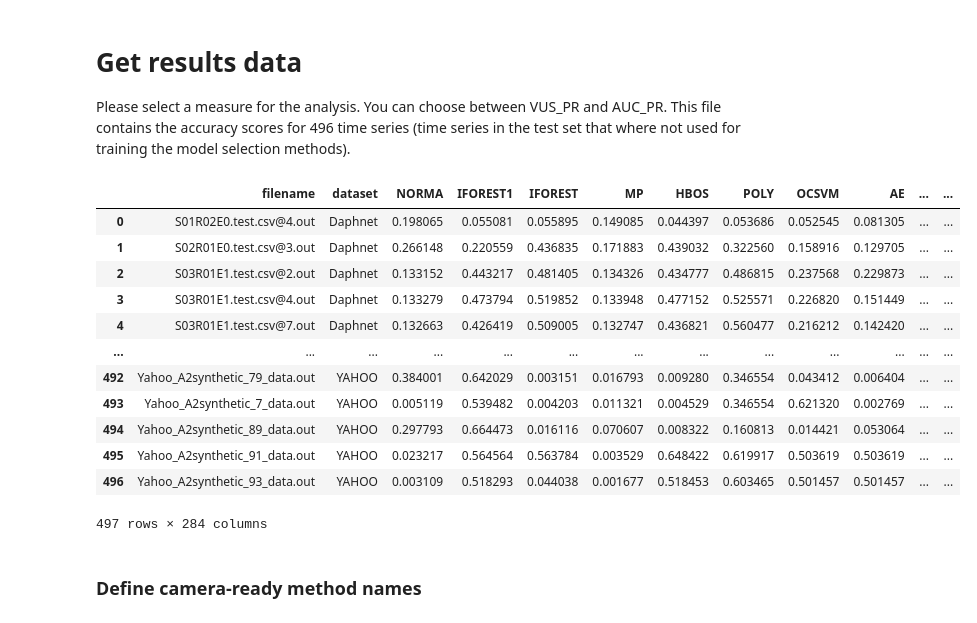
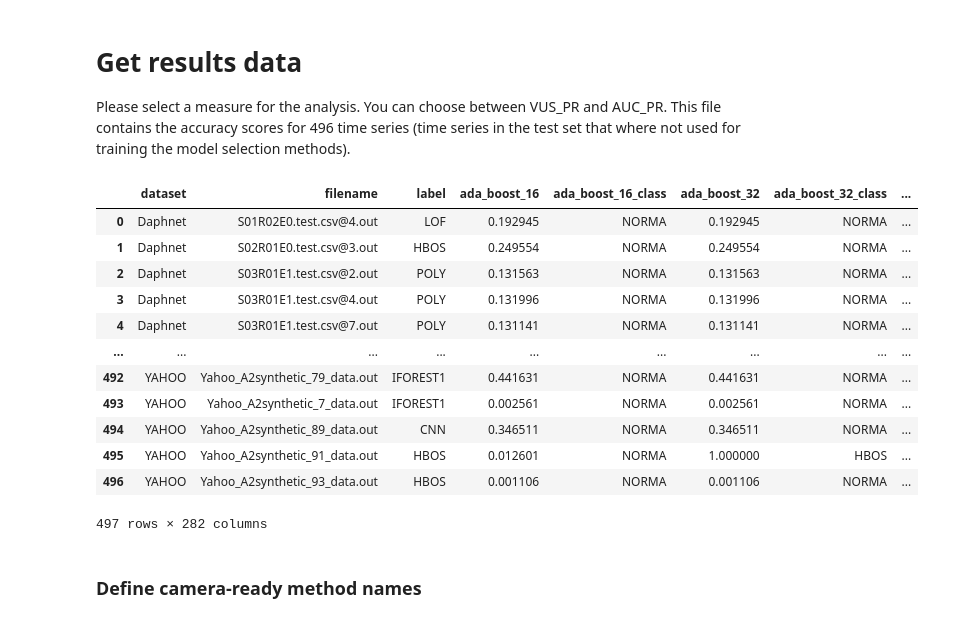
Before and after one commit to boniolp/MSAD, a Jupyter notebook: experiments/accuracy_analysis/accuracy_evaluation.ipynb, the cells around one changed output. Saved outputs shown, nothing was run; the diff lists cells and outputs as text; code cells hidden in the pictures.

```diff
--- a/experiments/accuracy_analysis/accuracy_evaluation.ipynb
+++ b/experiments/accuracy_analysis/accuracy_evaluation.ipynb
@@ -32,11 +32,11 @@ methods_colors = {
 
 Please select a measure for the analysis. You can choose between VUS_PR and AUC_PR. This file contains the accuracy scores for 496 time series (time series in the test set that where not used for training the model selection methods).
 # %%
-measure_name = 'VUS_PR'
+measure_name = 'AUC_PR'
 figure_path = '../../paper_submission_files/figures/{}.svg'
 
 df = pd.read_csv('../../results/accuracy/all_accuracy_{}.csv'.format(measure_name))
-df = df.drop(labels='Unnamed: 0',axis=1)
+# df = df.drop(labels='Unnamed: 0',axis=1)
 
 methods_conv = [
     'inception_time_{}',
@@ -53,47 +53,47 @@ methods_ts = ['rocket_{}']
 
 methods_feature = [
     'ada_boost_{}',
     'knn_{}',
     'decision_tree_{}',
     'random_forest_{}',
     'mlp_{}',
     'bayes_{}',
     'qda_{}',
     'svc_linear_{}']
 
 old_methods = ['IFOREST', 'LOF', 'MP', 'NORMA', 'IFOREST1', 'HBOS', 'OCSVM','PCA', 'AE', 'CNN', 'LSTM', 'POLY']
 
 Base_methods = ['Avg Ens','Oracle']
 
-all_length = [16, 32, 64, 128, 256, 512, 768, 1024]
+all_length = [32, 64, 128, 256, 512, 768, 1024]
 
 all_methods_ens = [meth.format(length) for meth in methods_conv for length in all_length]
 all_methods_ens += [meth.format(length) for meth in methods_sit for length in all_length]
 all_methods_ens += [meth.format(length) for meth in methods_ts for length in all_length]
 all_methods_ens += [meth.format(length) for meth in methods_feature for length in all_length]
 
 all_methods = old_methods + Base_methods + all_methods_ens
 
 # Create a list of all different classes of methods
 split = [x.rsplit('_', 1)[0] for x in all_methods]
 used = set()
 all_methods_class = [x for x in split if x not in used and (used.add(x) or True)]
 
 df
 # %% [output]
-|  | filename | dataset | NORMA | IFOREST1 | IFOREST | MP | HBOS | POLY | OCSVM | AE | ... | ... |
-| 0 | S01R02E0.test.csv@4.out | Daphnet | 0.198065 | 0.055081 | 0.055895 | 0.149085 | 0.044397 | 0.053686 | 0.052545 | 0.081305 | ... | ... |
-| 1 | S02R01E0.test.csv@3.out | Daphnet | 0.266148 | 0.220559 | 0.436835 | 0.171883 | 0.439032 | 0.322560 | 0.158916 | 0.129705 | ... | ... |
-| 2 | S03R01E1.test.csv@2.out | Daphnet | 0.133152 | 0.443217 | 0.481405 | 0.134326 | 0.434777 | 0.486815 | 0.237568 | 0.229873 | ... | ... |
-| 3 | S03R01E1.test.csv@4.out | Daphnet | 0.133279 | 0.473794 | 0.519852 | 0.133948 | 0.477152 | 0.525571 | 0.226820 | 0.151449 | ... | ... |
-| 4 | S03R01E1.test.csv@7.out | Daphnet | 0.132663 | 0.426419 | 0.509005 | 0.132747 | 0.436821 | 0.560477 | 0.216212 | 0.142420 | ... | ... |
-| ... | ... | ... | ... | ... | ... | ... | ... | ... | ... | ... | ... | ... |
-| 492 | Yahoo_A2synthetic_79_data.out | YAHOO | 0.384001 | 0.642029 | 0.003151 | 0.016793 | 0.009280 | 0.346554 | 0.043412 | 0.006404 | ... | ... |
-| 493 | Yahoo_A2synthetic_7_data.out | YAHOO | 0.005119 | 0.539482 | 0.004203 | 0.011321 | 0.004529 | 0.346554 | 0.621320 | 0.002769 | ... | ... |
-| 494 | Yahoo_A2synthetic_89_data.out | YAHOO | 0.297793 | 0.664473 | 0.016116 | 0.070607 | 0.008322 | 0.160813 | 0.014421 | 0.053064 | ... | ... |
-| 495 | Yahoo_A2synthetic_91_data.out | YAHOO | 0.023217 | 0.564564 | 0.563784 | 0.003529 | 0.648422 | 0.619917 | 0.503619 | 0.503619 | ... | ... |
-| 496 | Yahoo_A2synthetic_93_data.out | YAHOO | 0.003109 | 0.518293 | 0.044038 | 0.001677 | 0.518453 | 0.603465 | 0.501457 | 0.501457 | ... | ... |
+|  | dataset | filename | label | ada_boost_16 | ada_boost_16_class | ada_boost_32 | ada_boost_32_class | ... |
+| 0 | Daphnet | S01R02E0.test.csv@4.out | LOF | 0.192945 | NORMA | 0.192945 | NORMA | ... |
+| 1 | Daphnet | S02R01E0.test.csv@3.out | HBOS | 0.249554 | NORMA | 0.249554 | NORMA | ... |
+| 2 | Daphnet | S03R01E1.test.csv@2.out | POLY | 0.131563 | NORMA | 0.131563 | NORMA | ... |
+| 3 | Daphnet | S03R01E1.test.csv@4.out | POLY | 0.131996 | NORMA | 0.131996 | NORMA | ... |
+| 4 | Daphnet | S03R01E1.test.csv@7.out | POLY | 0.131141 | NORMA | 0.131141 | NORMA | ... |
+| ... | ... | ... | ... | ... | ... | ... | ... | ... |
+| 492 | YAHOO | Yahoo_A2synthetic_79_data.out | IFOREST1 | 0.441631 | NORMA | 0.441631 | NORMA | ... |
+| 493 | YAHOO | Yahoo_A2synthetic_7_data.out | IFOREST1 | 0.002561 | NORMA | 0.002561 | NORMA | ... |
+| 494 | YAHOO | Yahoo_A2synthetic_89_data.out | CNN | 0.346511 | NORMA | 0.346511 | NORMA | ... |
+| 495 | YAHOO | Yahoo_A2synthetic_91_data.out | HBOS | 0.012601 | NORMA | 1.000000 | HBOS | ... |
+| 496 | YAHOO | Yahoo_A2synthetic_93_data.out | HBOS | 0.001106 | NORMA | 0.001106 | NORMA | ... |
-497 rows × 284 columns
+497 rows × 282 columns
 # %% [markdown]
 ### Define camera-ready method names
 # %%
```
Also changed, not shown: parts of 5 cells of this notebook, 1 other file.
